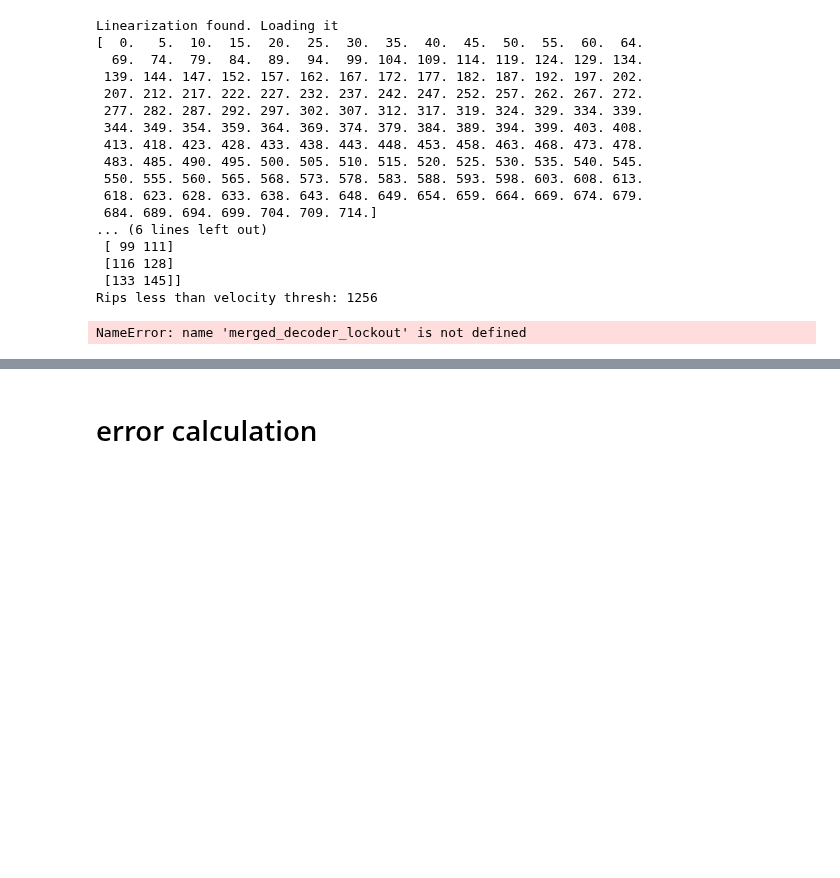
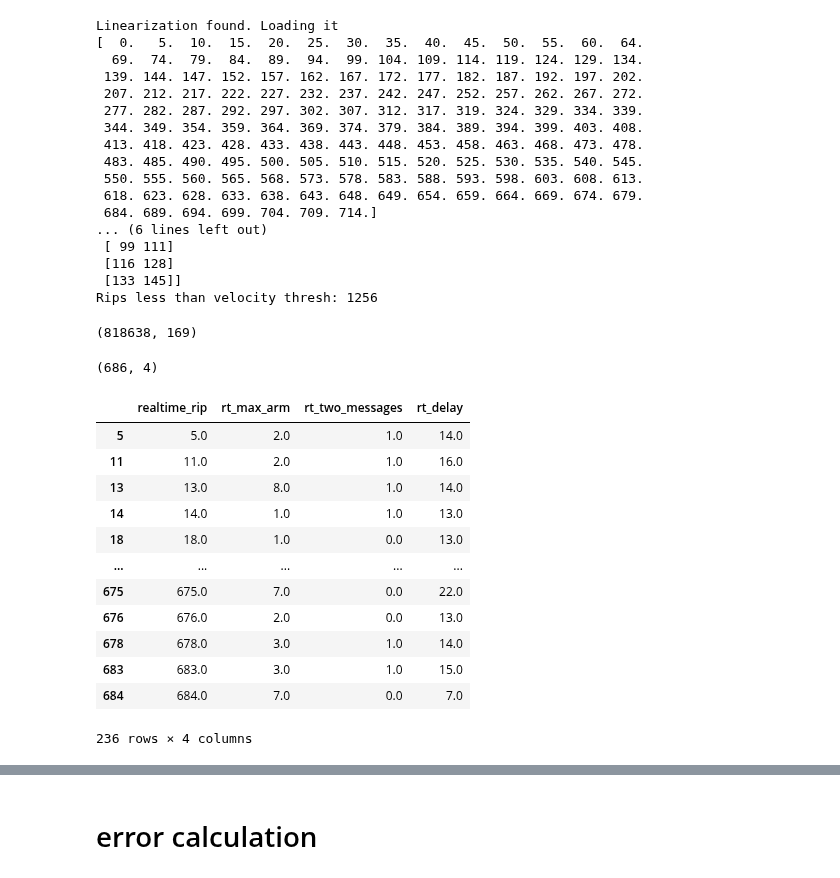
Before and after one commit to trevortknguyen/spykshrk_realtime, a Jupyter notebook: jupyter-notebooks/realtime_replay_matching.ipynb, the cells around one changed output, grey strips where cells are left out. Cells and saved outputs as stored; diff of their text form; code cells hidden in the pictures; blank space fills up the shorter version.

```diff
--- a/jupyter-notebooks/realtime_replay_matching.ipynb
+++ b/jupyter-notebooks/realtime_replay_matching.ipynb
@@ -167,43 +167,48 @@ Linearization found. Loading it
  [133 145]]
 Rips less than velocity thresh: 1256
 # %%
-# merge posteriors and ripples for realtime data
-
 # want to try to add both beginning of ripple and time bin when message was sent to decoder_data
 # for stim_message this merge ('nearest') put the arm number and ripple number at all timebins after the end of the rippple
 # for stim_lockout this merge ('backward') will highlight the ripple time
-stim_message_1 = stim_message3.copy()
-stim_message_2 = stim_message_1.drop(['rec_ind','spike_timestamp','lfp_timestamp','time',
-                                   'ripple_time_bin','spike_count','delay',
+# stim_lockout timestamp_shift is the 70 msec shift to account for delay in realtime rip detection (-2100)
+
+stim_message_1 = stim_message.copy()
+stim_message_2 = stim_message_1.drop(['rec_ind','spike_timestamp','time','lfp_timestamp',
+                                   'ripple_time_bin','spike_count',
                                    'content_threshold','max_arm_repeats','box','arm1','arm2',
                                    'arm3','arm4','arm5','arm6','arm7','arm8'], axis=1)
 stim_message_2
-decode_to_merge = decoder_data3.copy()
+decode_to_merge = decoder_data.copy()
 merged_decoder_stim = pd.merge_asof(decode_to_merge,stim_message_2,on='bin_timestamp',direction='nearest')
 merged_decoder_stim
 
-stim_lockout_1 = stim_lockout3.copy()
-stim_lockout_1['bin_timestamp'] = stim_lockout3['timestamp']
-stim_lockout_2 = stim_lockout_1.drop(['rec_ind','timestamp','time','lockout_num','tets_above_thresh',
+stim_lockout_1 = stim_lockout.copy()
+#stim_lockout_1['bin_timestamp'] = stim_lockout14['timestamp']
+stim_lockout_1['timestamp_shift'] = stim_lockout['timestamp']
+stim_lockout_1['bin_timestamp'] = stim_lockout_1['timestamp_shift']
+
+stim_lockout_2 = stim_lockout_1.drop(['rec_ind','timestamp','time','tets_above_thresh',
                                       'big_rip_message_sent'], axis=1)
 stim_lockout_2
 ##decode_to_merge = decoder_data1.copy()
 merged_decoder_lockout = pd.merge_asof(merged_decoder_stim,stim_lockout_2,on='bin_timestamp',direction='backward')
-merged_decoder_lockout
+merged_decoder_lockout.shape
+# %% [output]
+(818638, 169)
 # %%
 # subset of decoder_data to plot - loop through each ripple
 # how can we just generate the images for the mismatched ripples??
 
-realtime_posterior_sum_all = np.zeros((len(stim_lockout3[stim_lockout3['lockout_state']==1]),4))
+realtime_posterior_sum_all = np.zeros((len(stim_lockout[stim_lockout['lockout_state']==1]),4))
 counter = -1
 summarize_all_rips = True
 
-for timestamp in stim_lockout3[stim_lockout3['lockout_state']==1]['timestamp'][0:10].values:
-    #counter += 1
-    ##print(counter)
-    #if counter in non_matching['realtime_rip'].values:
-    #    print(counter)
-    if summarize_all_rips:
+for timestamp in stim_lockout[stim_lockout['lockout_state']==1]['timestamp'].values:
+    counter += 1
+    #print(counter)
+    if counter in non_matching['realtime_rip'].values:
+        print(counter)
+    #if summarize_all_rips:
     #print(timestamp-30*300,timestamp+30*300)
     #posterior from decode/stim message merged table
         merged_to_plot = merged_decoder_lockout[(merged_decoder_lockout['bin_timestamp'] > timestamp-30*300) &
@@ -225,8 +230,8 @@ for timestamp in stim_lockout3[stim_lockout3['lockout_state']==1]['timestamp'][0
         # get timestamp when shortcut message was sent - try to just isolate single ripple
         # bin_timestamp will show the delay - it will appear before the start of the ripple
         # in contrast, lfp_timestamp would line up exactly with ripple start
-        shortcut_message_to_plot = stim_message3[(stim_message3['bin_timestamp'] > timestamp-30*30) &
-                                             (stim_message3['bin_timestamp'] < timestamp+30*100)]
+        shortcut_message_to_plot = stim_message[(stim_message['bin_timestamp'] > timestamp-30*30) &
+                                             (stim_message['bin_timestamp'] < timestamp+30*100)]
         merged_to_plot_index = merged_to_plot.reset_index()
         # loop through multiple entries in shortcut_message
         shortcut_message_times = np.zeros(shortcut_message_to_plot.shape[0])
@@ -276,17 +281,40 @@ for timestamp in stim_lockout3[stim_lockout3['lockout_state']==1]['timestamp'][0
         #ax.vlines(100,lw=1,color='w',alpha=1,*ax.get_ylim())
 
         # final step: save the figure
-        #plt.savefig(f'/stelmo/mcoulter/posterior_plots_by_ripple/2-4-20/remy_20_2_realtime_2_5_nonmatching_{ripple_num}_timestamp_{timestamp}.jpg')
+        #plt.savefig(f'/stelmo/mcoulter/posterior_plots_by_ripple/remy_20_2_realtime_2_19_nonmatching_{ripple_num}_timestamp_{timestamp}.jpg')
 
 # convert offline_posterior_sum_all array to pandas
-realtime_post_sum_summary = pd.DataFrame(data=realtime_posterior_sum_all,columns=('realtime_rip','rt_max_arm',
-                                                                                  'rt_two_messages','rt_delay'))
-realtime_post_sum_summary.shape
+# only run first time through, before matching
+#realtime_post_sum_summary = pd.DataFrame(data=realtime_posterior_sum_all,columns=('realtime_rip','rt_max_arm',
+#                                                                                  'rt_two_messages','rt_delay'))
+#realtime_post_sum_summary.shape
+
 # check numbering for ripples 4, 5, 6
 # also, looks like it never switch to an outer arm if the decode starts in the box
 # looks like many replays fail because it doesn't get 10 bins of data - this may be a result of empty bins
-# %% [output]
-NameError: name 'merged_decoder_lockout' is not defined
+# %%
+# plot replay arms for real-time ripples
+realtime_post_sum_summary[80:90]
+#plt.hist(realtime_post_sum_summary['rt_max_arm'].values,bins=np.arange(0,100))
+#realtime_post_sum_summary[realtime_post_sum_summary['rt_two_messages']>0]
+realtime_post_sum_summary.shape
+print(realtime_post_sum_summary.shape)
+realtime_post_sum_summary[(realtime_post_sum_summary['rt_max_arm']>=1) & (realtime_post_sum_summary['rt_max_arm']<=8)]
+# %% [output]
+(686, 4)
+|  | realtime_rip | rt_max_arm | rt_two_messages | rt_delay |
+| 5 | 5.0 | 2.0 | 1.0 | 14.0 |
+| 11 | 11.0 | 2.0 | 1.0 | 16.0 |
+| 13 | 13.0 | 8.0 | 1.0 | 14.0 |
+| 14 | 14.0 | 1.0 | 1.0 | 13.0 |
+| 18 | 18.0 | 1.0 | 0.0 | 13.0 |
+| ... | ... | ... | ... | ... |
+| 675 | 675.0 | 7.0 | 0.0 | 22.0 |
+| 676 | 676.0 | 2.0 | 0.0 | 13.0 |
+| 678 | 678.0 | 3.0 | 1.0 | 14.0 |
+| 683 | 683.0 | 3.0 | 1.0 | 15.0 |
+| 684 | 684.0 | 7.0 | 0.0 | 7.0 |
+236 rows × 4 columns
 # %%
 # to match offline, add 1958987 to realtime timestamps
 # shift for realtime ripple detection delay: subtract 2100
```
Also changed, not shown: parts of 9 cells of this notebook, 2 other files.
